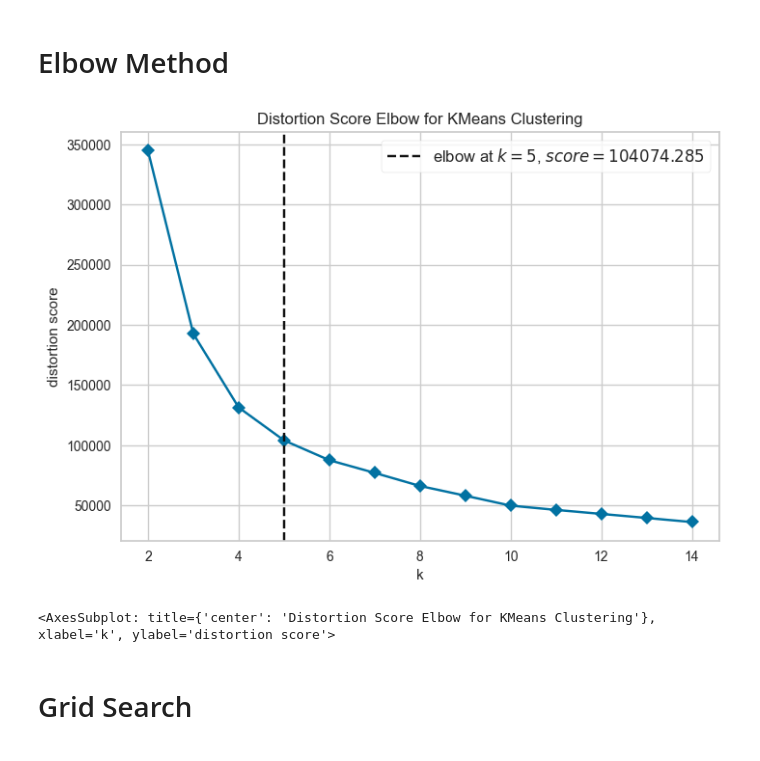
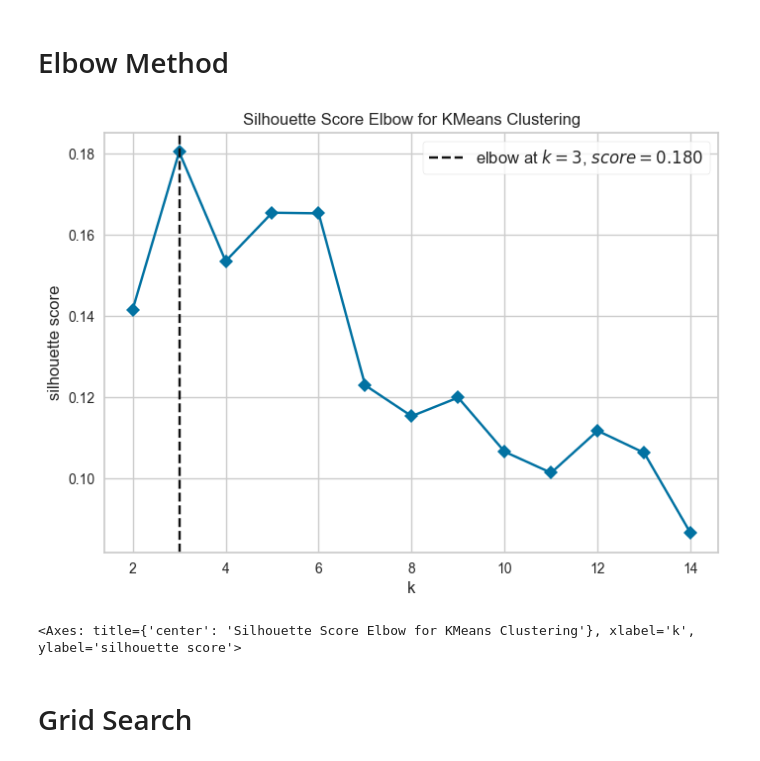
Before and after one commit to JM-Elbambo/GTZAN-Music-Clustering, a Jupyter notebook: main.ipynb, the cells around one changed output. Saved outputs shown, nothing was run; the diff lists cells and outputs as text; code cells hidden in the pictures.

```diff
--- a/main.ipynb
+++ b/main.ipynb
@@ -97,17 +81,17 @@ plt.show()
 # %%
 from sklearn.cluster import KMeans
 
 from yellowbrick.cluster import KElbowVisualizer
 
 # Perform elbow method
-kmeans = KMeans(2, init="random", n_init=10, random_state=0)
-visualizer = KElbowVisualizer(kmeans, k=(2,15), timings=False)
-visualizer.fit(df_scaled)
+kmeans = KMeans(n_init=10, random_state=0)
+visualizer = KElbowVisualizer(kmeans, k=(2,15), metric="silhouette", timings=False)
+visualizer.fit(df)
 k = visualizer.elbow_value_
 visualizer.show()
 # %% [output]
-[figure, old version]
+[figure, new version]
-<AxesSubplot: title={'center': 'Distortion Score Elbow for KMeans Clustering'}, xlabel='k', ylabel='distortion score'>
+<Axes: title={'center': 'Silhouette Score Elbow for KMeans Clustering'}, xlabel='k', ylabel='silhouette score'>
 # %% [markdown]
 <h1>Grid Search</h1>
 # %%
```
Also changed, not shown: parts of 11 cells of this notebook.
